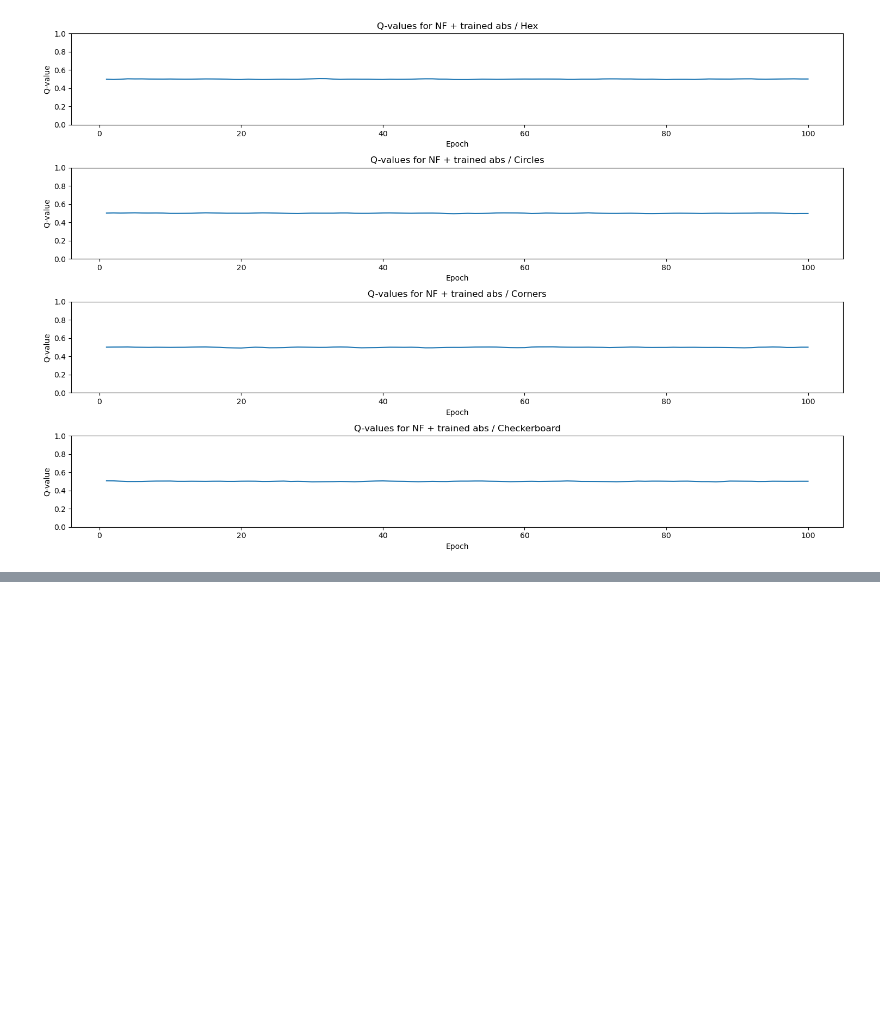
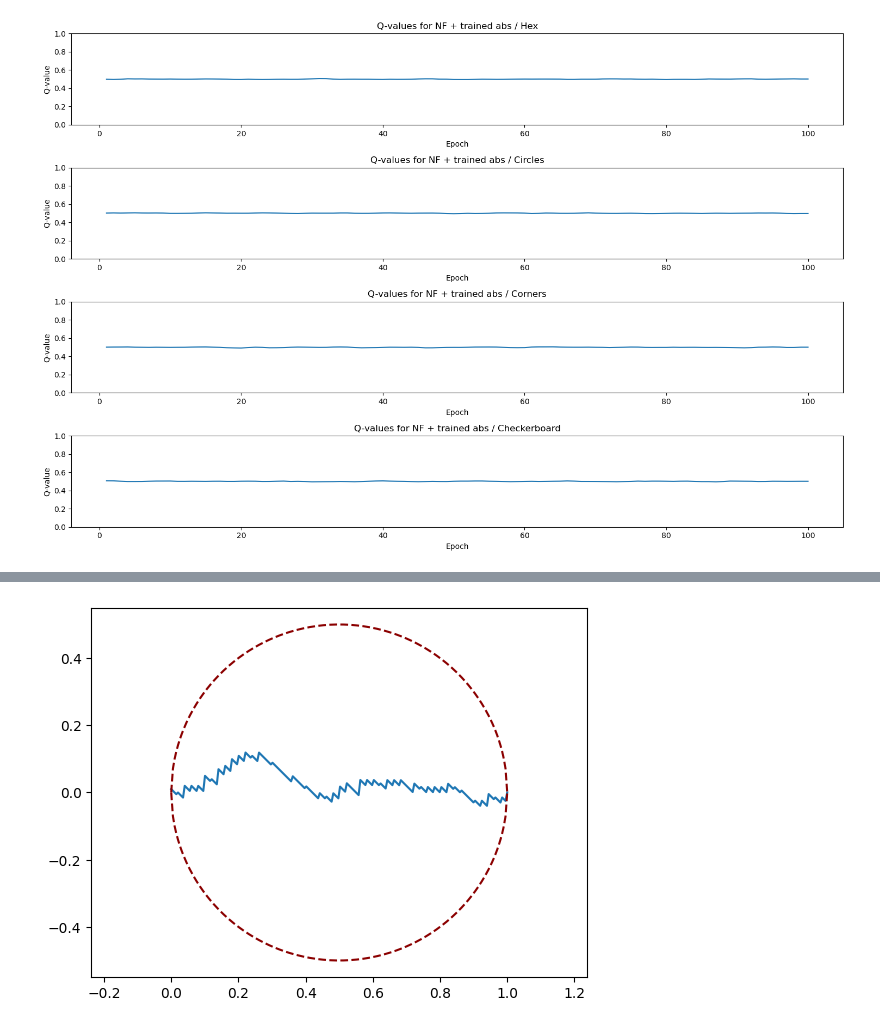
Before and after one commit to xiaoxiae/SurVAE-replication, a Jupyter notebook: main.ipynb, the cells around one changed output, grey strips where cells are left out. Drawn from its saved outputs; the diff is of its cells as text; code cells hidden in the pictures; blank space fills up the shorter version.

```diff
--- a/main.ipynb
+++ b/main.ipynb
@@ -606,0 +662,18 @@ plt.show()
+# %%
+def plot_cdf(cs:torch.Tensor):
+    n = len(cs)
+
+    # define CDF(t) and r(t) as in the lecture
+    cdf = lambda t: 1/n * sum(cs <= t)
+    r = lambda t: cdf(t) - t
+
+    t = torch.linspace(0, 1, 200).cpu()
+    y = [r(_t) for _t in t]
+
+    stddev = torch.sqrt(t*(1-t))
+
+    plt.plot(t, y)
+    plt.plot(t, stddev, ls='--', color='darkred')
+    plt.plot(t, -stddev, ls='--', color='darkred')
+    plt.axis('equal')
+    plt.show()
@@ -606,0 +712,4 @@ plt.show()
+# %%
+plot_cdf(cs[0])
+# %% [output]
+[figure, added]
```
Also changed, not shown: parts of 7 cells of this notebook.
